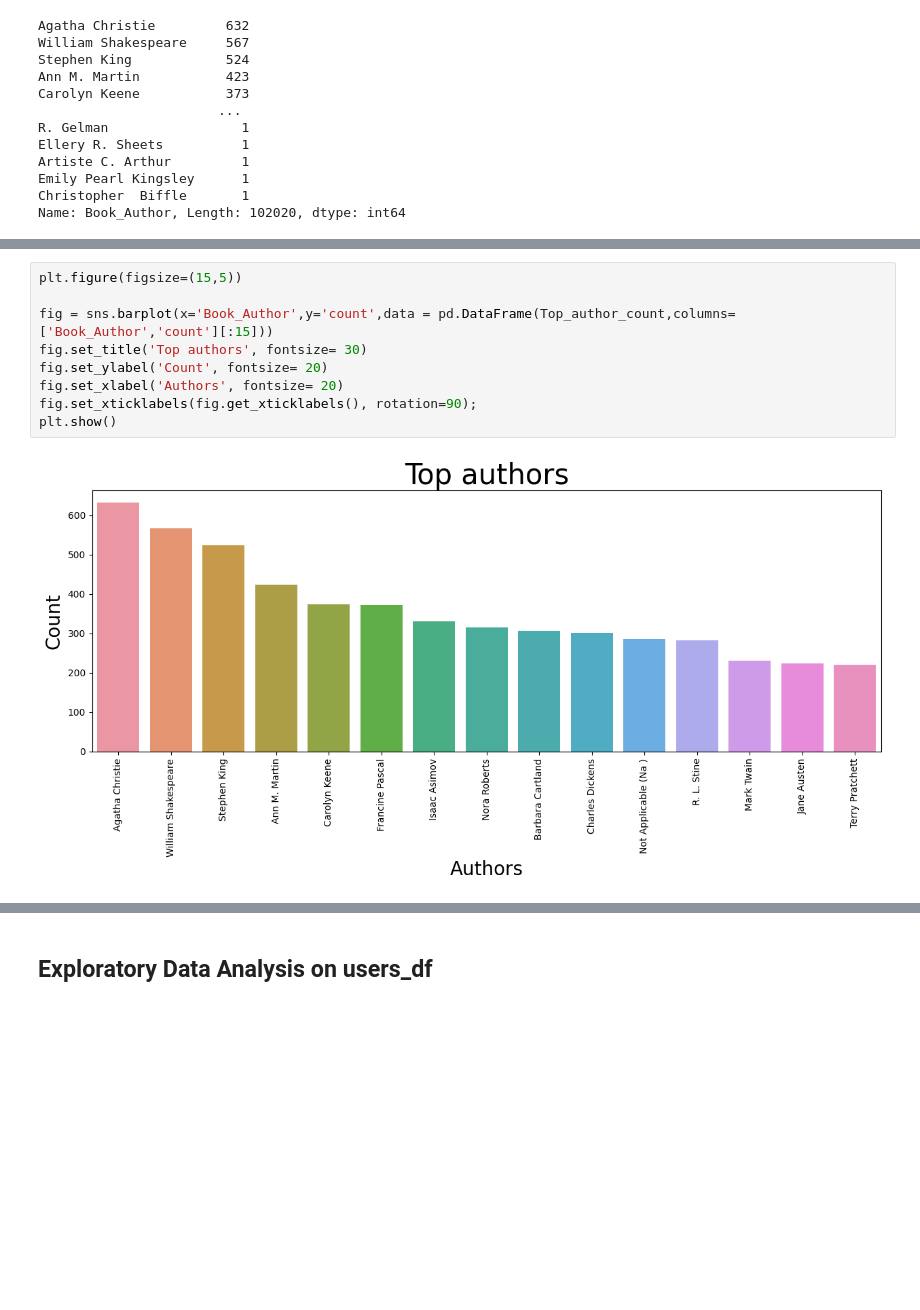
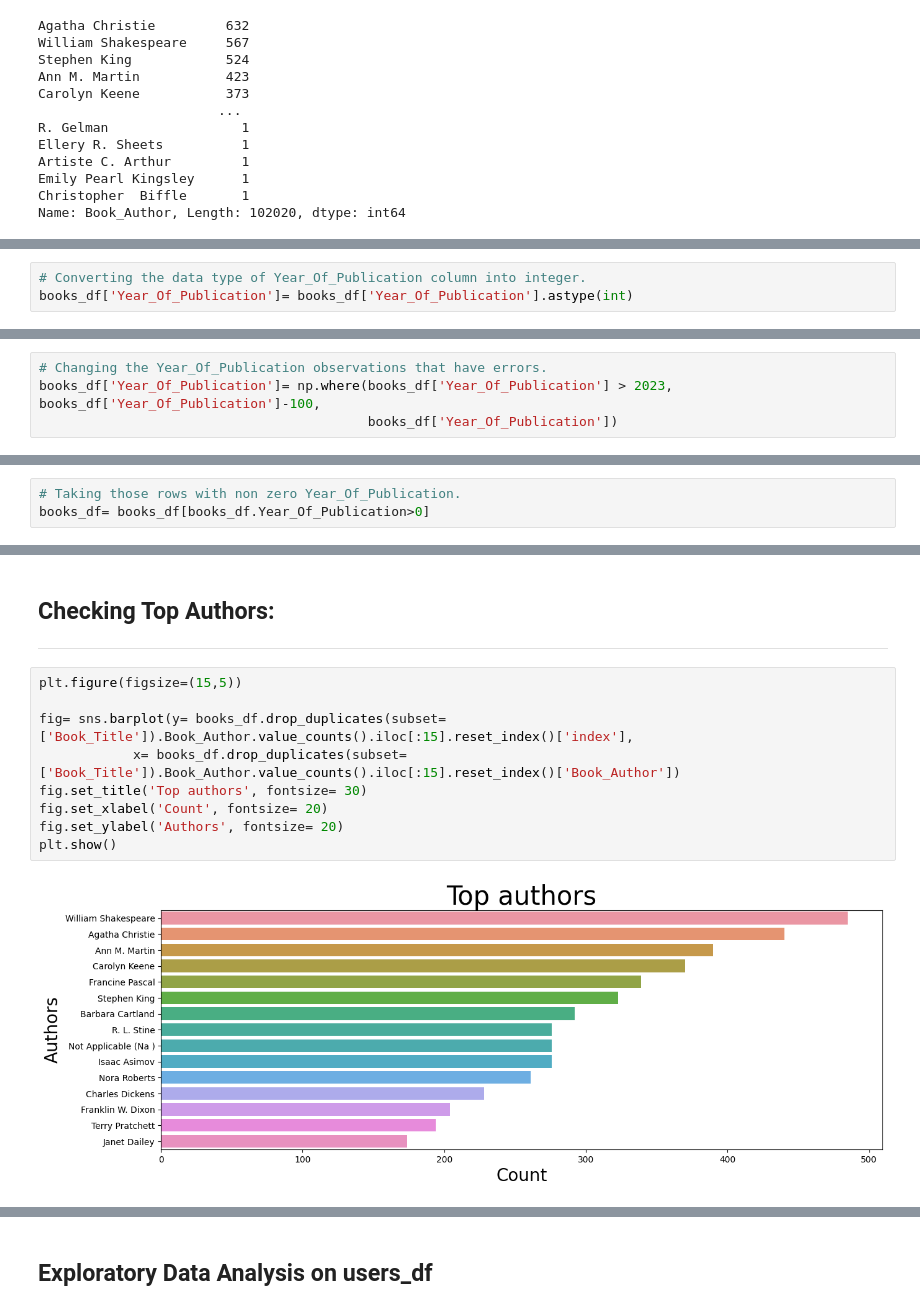
Before and after one commit to diptiranjan1998/Book-Recommendation-system, a Jupyter notebook: Book_Recommendation_System.ipynb, the cells around one changed output, grey strips where cells are left out. Drawn from its saved outputs; the diff is of its cells as text; blank space fills up the shorter version.

```diff
--- a/Book_Recommendation_System.ipynb
+++ b/Book_Recommendation_System.ipynb
@@ -248,0 +249,3 @@ Top_author_count = Counter(books_df['Book_Author']).most_common()[:15]
+# %%
+# Converting the data type of Year_Of_Publication column into integer.
+books_df['Year_Of_Publication']= books_df['Year_Of_Publication'].astype(int)
@@ -248,0 +272,4 @@ Top_author_count = Counter(books_df['Book_Author']).most_common()[:15]
+# %%
+# Changing the Year_Of_Publication observations that have errors.
+books_df['Year_Of_Publication']= np.where(books_df['Year_Of_Publication'] > 2023, books_df['Year_Of_Publication']-100,
+                                          books_df['Year_Of_Publication'])
@@ -248,0 +296,3 @@ Top_author_count = Counter(books_df['Book_Author']).most_common()[:15]
+# %%
+# Taking those rows with non zero Year_Of_Publication.
+books_df= books_df[books_df.Year_Of_Publication>0]
@@ -249,11 +311,15 @@ Top_author_count = Counter(books_df['Book_Author']).most_common()[:15]
+# %% [markdown]
+## Checking Top Authors:
+
+---
 # %%
 plt.figure(figsize=(15,5))
 
-fig = sns.barplot(x='Book_Author',y='count',data = pd.DataFrame(Top_author_count,columns=['Book_Author','count'][:15]))
+fig= sns.barplot(y= books_df.drop_duplicates(subset=['Book_Title']).Book_Author.value_counts().iloc[:15].reset_index()['index'],
+            x= books_df.drop_duplicates(subset=['Book_Title']).Book_Author.value_counts().iloc[:15].reset_index()['Book_Author'])
 fig.set_title('Top authors', fontsize= 30)
-fig.set_ylabel('Count', fontsize= 20)
-fig.set_xlabel('Authors', fontsize= 20)
-fig.set_xticklabels(fig.get_xticklabels(), rotation=90);
+fig.set_xlabel('Count', fontsize= 20)
+fig.set_ylabel('Authors', fontsize= 20)
 plt.show()
 # %% [output]
-[figure, old version]
+[figure, new version]
```
Also changed, not shown: parts of 38 cells of this notebook.
